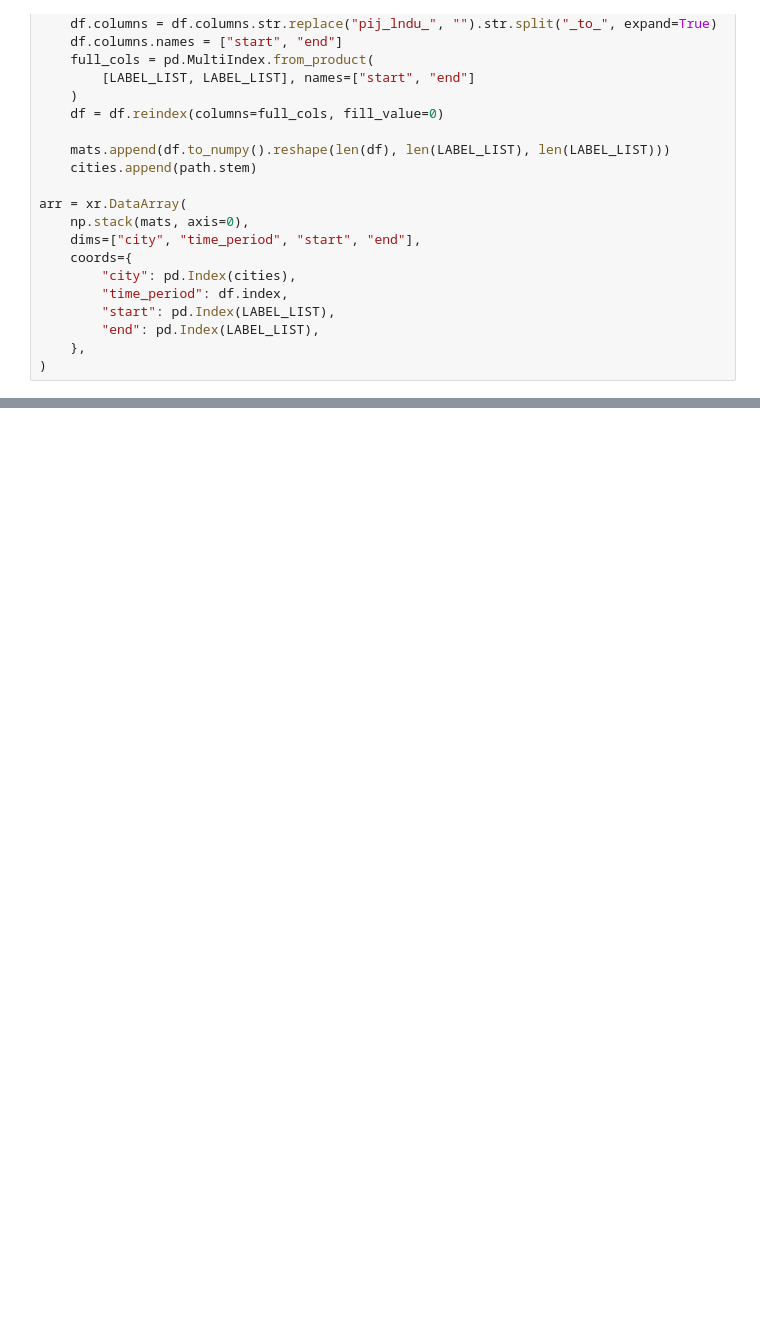
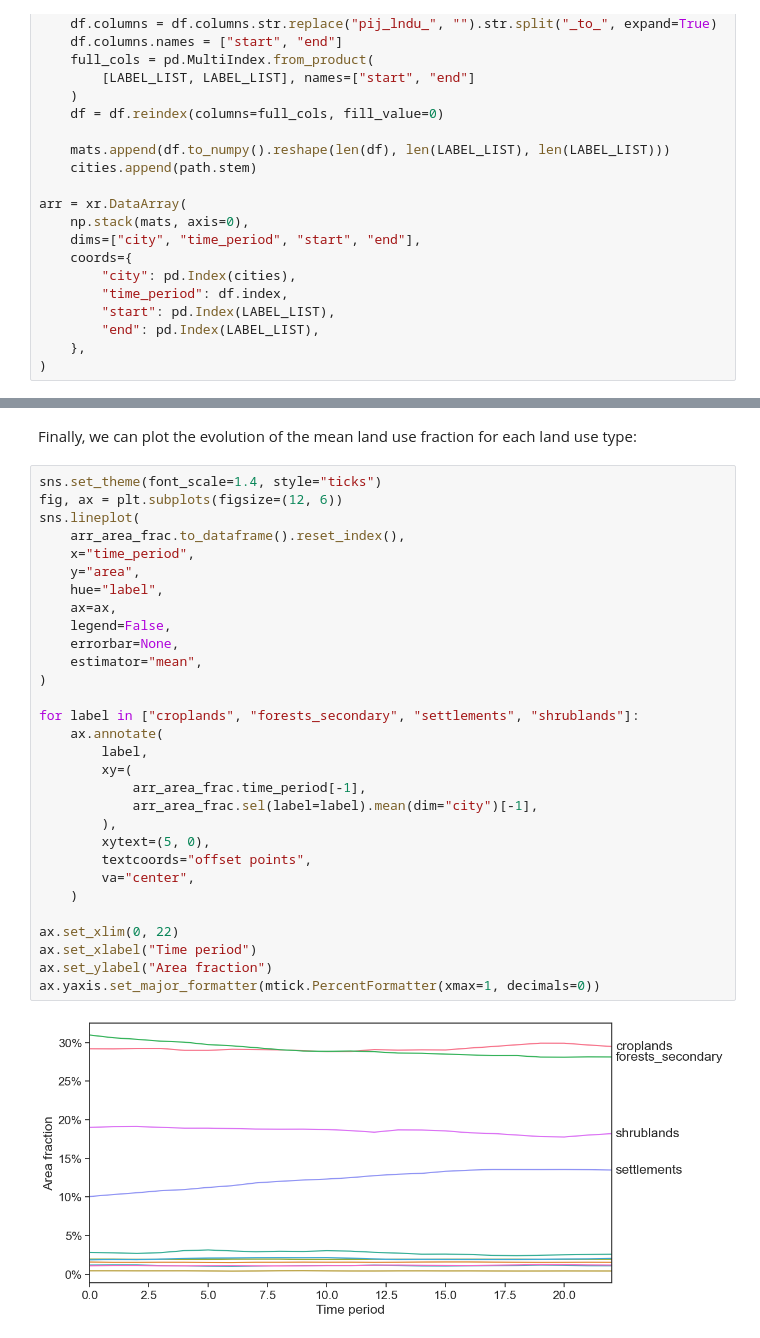
Before and after one commit to CentroFuturoCiudades/carbon_capture, a Jupyter notebook: probabilities.ipynb, the cells around one changed output, grey strips where cells are left out. Saved outputs shown, nothing was run; the diff lists cells and outputs as text; blank space fills up the shorter version.

```diff
--- a/probabilities.ipynb
+++ b/probabilities.ipynb
@@ -230,0 +120,34 @@ probs.mean(axis=1).plot(legend=False)
+# %% [markdown]
+Finally, we can plot the evolution of the mean land use fraction for each land use type:
+# %%
+sns.set_theme(font_scale=1.4, style="ticks")
+fig, ax = plt.subplots(figsize=(12, 6))
+sns.lineplot(
+    arr_area_frac.to_dataframe().reset_index(),
+    x="time_period",
+    y="area",
+    hue="label",
+    ax=ax,
+    legend=False,
+    errorbar=None,
+    estimator="mean",
+)
+
+for label in ["croplands", "forests_secondary", "settlements", "shrublands"]:
+    ax.annotate(
+        label,
+        xy=(
+            arr_area_frac.time_period[-1],
+            arr_area_frac.sel(label=label).mean(dim="city")[-1],
+        ),
+        xytext=(5, 0),
+        textcoords="offset points",
+        va="center",
+    )
+
+ax.set_xlim(0, 22)
+ax.set_xlabel("Time period")
+ax.set_ylabel("Area fraction")
+ax.yaxis.set_major_formatter(mtick.PercentFormatter(xmax=1, decimals=0))
+# %% [output]
+[figure, added]
```
Also changed, not shown: parts of 30 cells of this notebook, 10 other files.
